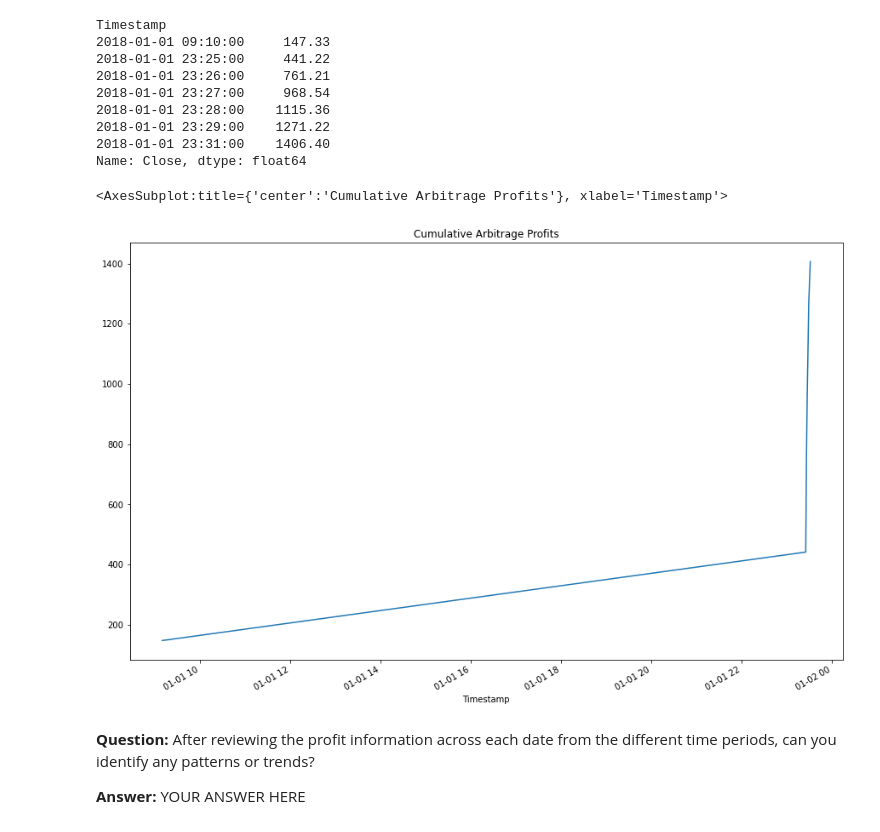
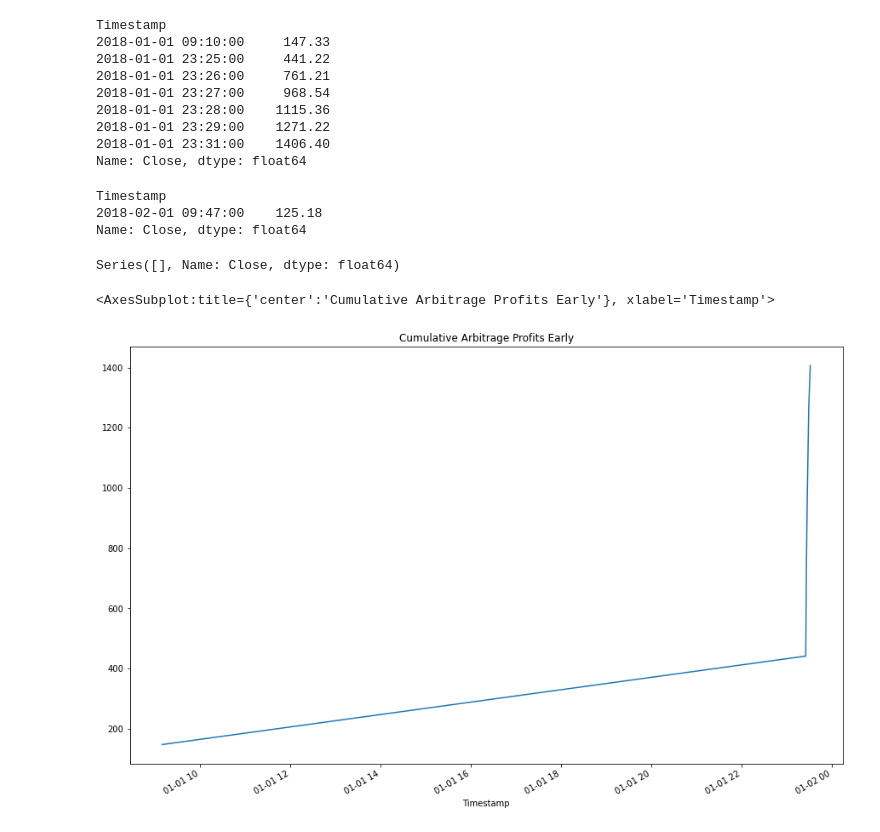
Before and after one commit to ctmayes/Bootcamp_Week_3, a Jupyter notebook: week_3_challenge/crypto_arbitrage.ipynb, the cells around one changed output. Cells and saved outputs as stored; diff of their text form; code cells hidden in the pictures.

```diff
--- a/week_3_challenge/crypto_arbitrage.ipynb
+++ b/week_3_challenge/crypto_arbitrage.ipynb
@@ -786,13 +1010,23 @@ Timestamp
 2018-01-01 23:29:00    1271.22
 2018-01-01 23:31:00    1406.40
 Name: Close, dtype: float64
+# %%
+# Use the cumsum function to calculate the cumulative profits over time for the middle profit per trade DataFrame
+cumulative_profit_middle = profit_per_trade_middle.cumsum()
+cumulative_profit_middle
+# %% [output]
+Timestamp
+2018-02-01 09:47:00    125.18
+Name: Close, dtype: float64
+# %%
+# Use the cumsum function to calculate the cumulative profits over time for the early profit per trade DataFrame
+cumulative_profit_late = profit_per_trade_late.cumsum()
+cumulative_profit_late
+# %% [output]
+Series([], Name: Close, dtype: float64)
 # %%
 # Plot the cumulative sum of profits for the early profit per trade DataFrame
-cumulative_profit_early.plot(figsize=(15, 10), title="Cumulative Arbitrage Profits")
+cumulative_profit_early.plot(figsize=(15, 10), title="Cumulative Arbitrage Profits Early")
 # %% [output]
-<AxesSubplot:title={'center':'Cumulative Arbitrage Profits'}, xlabel='Timestamp'>
+<AxesSubplot:title={'center':'Cumulative Arbitrage Profits Early'}, xlabel='Timestamp'>
-[figure, old version]
+[figure, new version]
-# %% [markdown]
-**Question:** After reviewing the profit information across each date from the different time periods, can you identify any patterns or trends?
-
-**Answer:** YOUR ANSWER HERE
```
Also changed, not shown: parts of 29 cells of this notebook, 1 other file.
